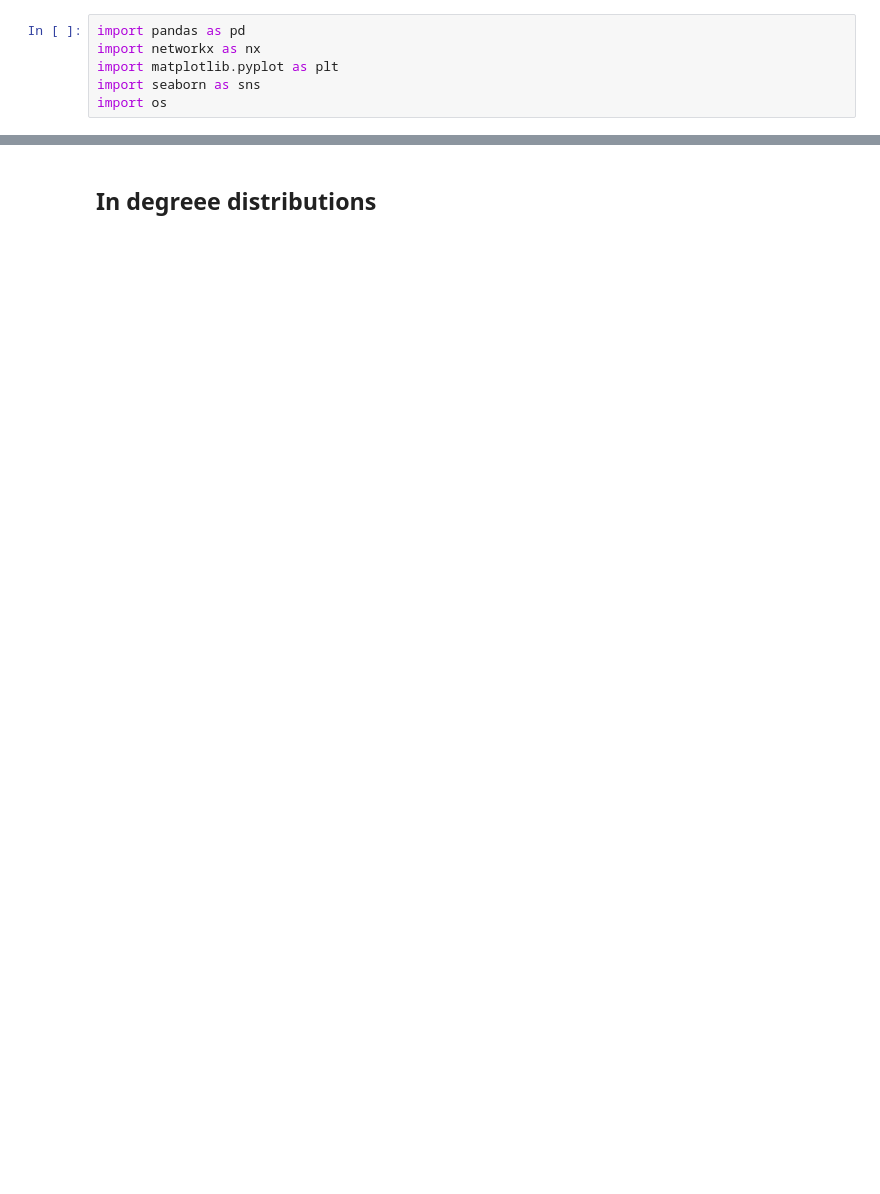
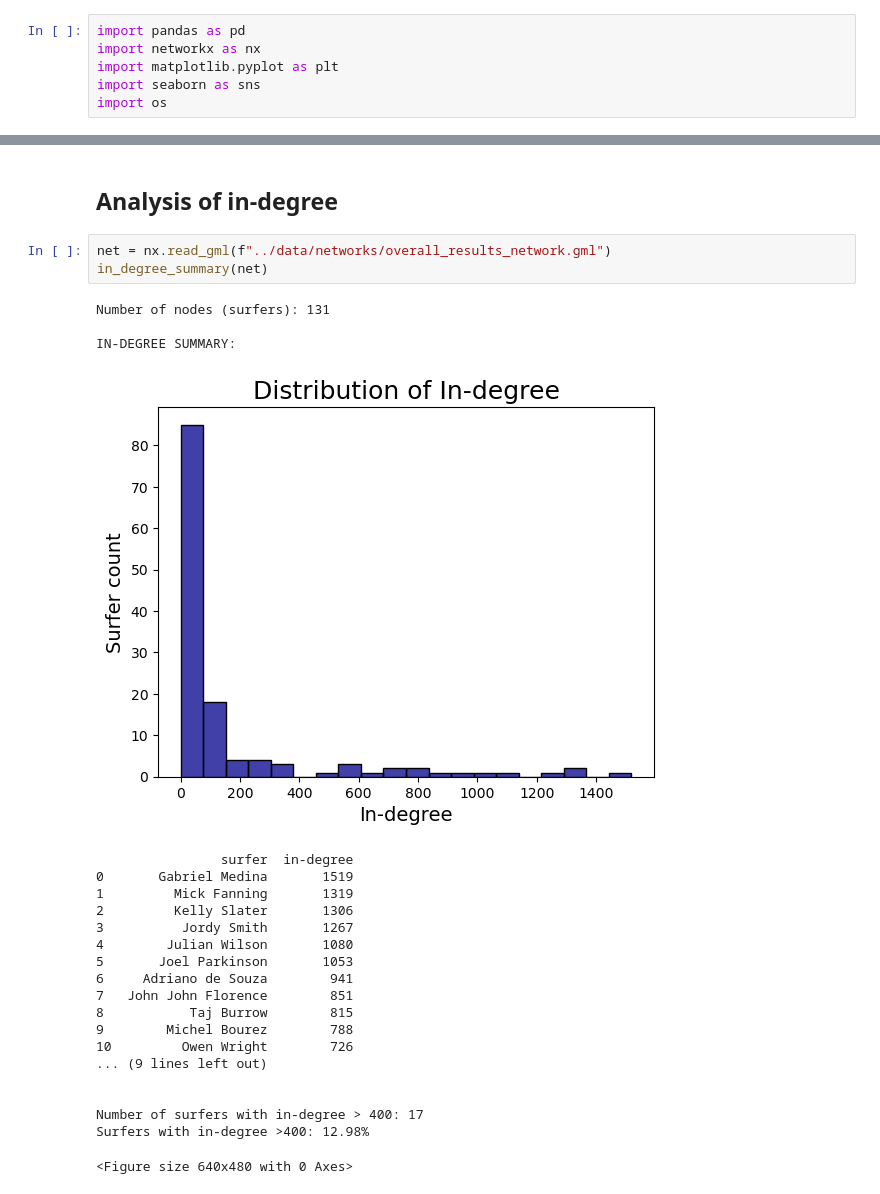
Before and after one commit to imalvarado/6400-Project-ima35, a Jupyter notebook: code/network_analysis.ipynb, the cells around one changed output, grey strips where cells are left out. Saved outputs shown, nothing was run; the diff lists cells and outputs as text; blank space fills up the shorter version.

```diff
--- a/code/network_analysis.ipynb
+++ b/code/network_analysis.ipynb
@@ -48,5 +56,31 @@ def quick_summary(G):
-# %% [markdown]
-## In degreee distributions
+# %% [markdown]
+## Analysis of in-degree
+# %%
+net = nx.read_gml(f"../data/networks/overall_results_network.gml")
+in_degree_summary(net)
+# %% [output]
+Number of nodes (surfers): 131
+
+IN-DEGREE SUMMARY:
+[figure, added]
+                surfer  in-degree
+0       Gabriel Medina       1519
+1         Mick Fanning       1319
+2         Kelly Slater       1306
+3          Jordy Smith       1267
+4        Julian Wilson       1080
+5       Joel Parkinson       1053
+6     Adriano de Souza        941
+7   John John Florence        851
+8           Taj Burrow        815
+9        Michel Bourez        788
+10         Owen Wright        726
+... (9 lines left out)
+
+
+Number of surfers with in-degree > 400: 17
+Surfers with in-degree >400: 12.98%
+<Figure size 640x480 with 0 Axes>
 # %%
 network_files = os.listdir("../data/networks")
 
```
Also changed, not shown: parts of 2 cells of this notebook, 7 other files.
